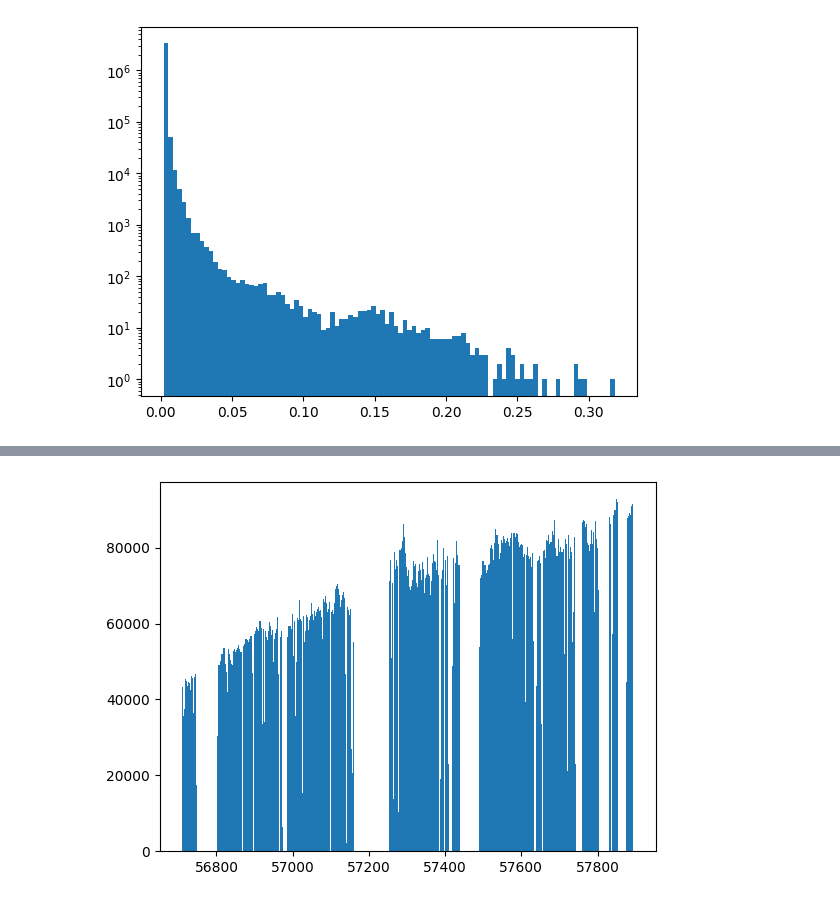
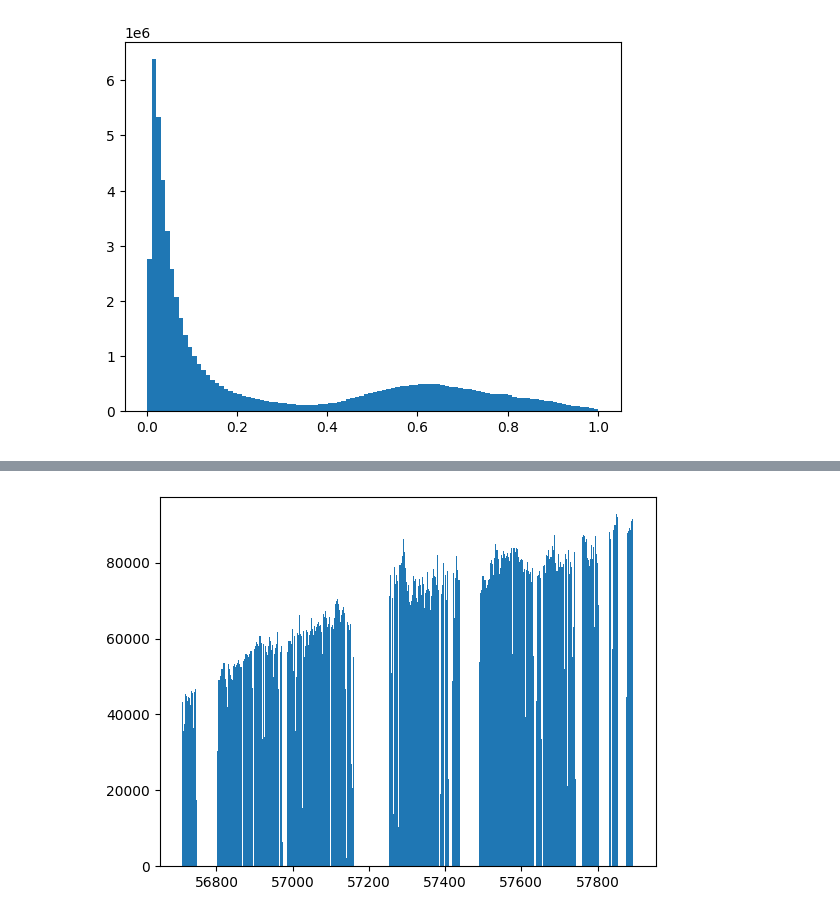
Before and after one commit to hukongyi/Gamma_Energy, a Jupyter notebook: AllSky_withCR/draw_Crab.ipynb, the cells around one changed output, grey strips where cells are left out. Drawn from its saved outputs; the diff is of its cells as text; code cells hidden in the pictures.

Commit message:
use ag for orgin data

```diff
--- a/AllSky_withCR/draw_Crab.ipynb
+++ b/AllSky_withCR/draw_Crab.ipynb
@@ -22,7 +340,10 @@ def LIMA(alpha, Non, Noff):
     sig[np.isnan(sig)]=0
     return sig
 # %%
-para_num=6
+para_num=5
+predictor_gamma_CR_sectheta = TabularPredictor.load(
+    f"/home2/hky/github/Gamma_Energy/AllSky_withCR/agmodel/identitfy_gamma_CR_Allsky_MC_{para_num}par_likeExpt_sectheta/"
+)
 predictor_gamma_CR = TabularPredictor.load(
-    f"/home2/hky/github/Gamma_Energy/AllSky_withCR/agmodel/identitfy_gamma_CR_{para_num}par_mulitysource"
+    f"/home2/hky/github/Gamma_Energy/AllSky_withCR/agmodel/identitfy_gamma_CR_Allsky_MC_5par_likeExpt_random_abscxcy"
 )
@@ -49,18 +555,14 @@ Exptdata = np.load(
     "/home2/hky/github/Gamma_Energy/Exptdata/CrabCut_23_05_07_summdcut/cutedData_E_isgamma_RaDec.npz"
 )
 Exptdata = {key: Exptdata[key]for key in Exptdata}
-# %%
-mjd = Exptdata["mjd"]
-Exptdata["mjd"] = np.round(Exptdata["mjd"]/30)
 # %%
-Exptdata[f"isgamma_{para_num}"] =predictor_gamma_CR.predict_proba(pd.DataFrame(Exptdata))[1].to_numpy()
+Exptdata[f"isgamma_{para_num}_useMC"] =predictor_gamma_CR.predict_proba(pd.DataFrame(Exptdata))[1].to_numpy()
-# %%
-Exptdata["mjd"] = mjd
 # %%
 np.savez("/home2/hky/github/Gamma_Energy/Exptdata/CrabCut_23_05_07_summdcut/cutedData_E_isgamma_RaDec.npz", **Exptdata)
 # %%
-plt.hist(Exptdata[f"isgamma_{para_num}"][Exptdata["energy"] > 100],bins=100)
-plt.yscale("log")
+para_num=5
+plt.hist(Exptdata[f"isgamma_{para_num}_useMC"],bins=100)
+# plt.yscale("log")
 plt.show()
 # %% [output]
-[figure, old version]
+[figure, new version]
```
Also changed, not shown: parts of 64 cells of this notebook, 19 other files.
